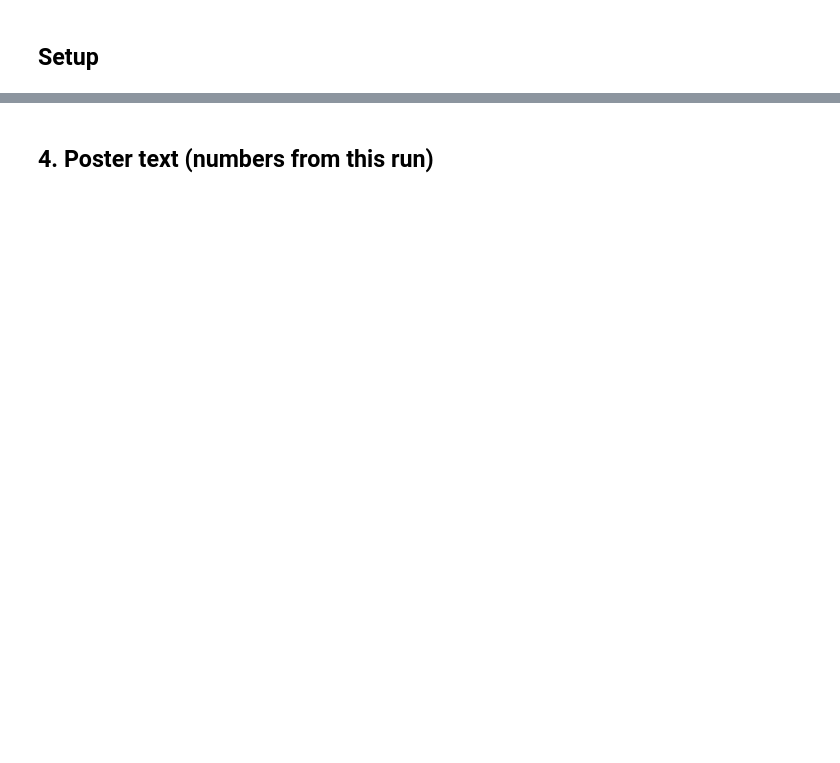
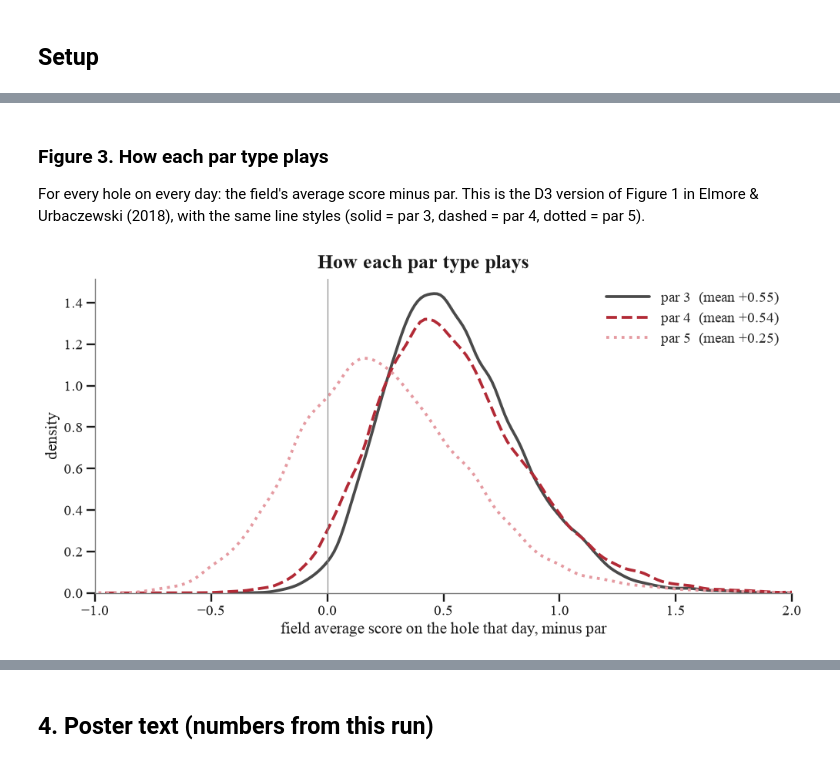
Before and after one commit to CharlieHubbard7/college_golf, a Jupyter notebook: cold_hand_poster.ipynb, the cells around one changed output, grey strips where cells are left out. Drawn from its saved outputs; the diff is of its cells as text; code cells hidden in the pictures; blank space fills up the shorter version.

```diff
--- a/cold_hand_poster.ipynb
+++ b/cold_hand_poster.ipynb
@@ -268,0 +216,21 @@ finish(fig, "5_cold_hand", "A blow-up hole carries over. A great hole never does
+# %% [markdown]
+### Figure 3. How each par type plays
+
+For every hole on every day: the field's average score minus par. This is the D3 version of
+Figure 1 in Elmore & Urbaczewski (2018), with the same line styles (solid = par 3, dashed =
+par 4, dotted = par 5).
+# %%
+key = R[FIELD_KEYS].astype(str).agg("-".join, axis=1).to_numpy()
+fh = pd.DataFrame({"par": PAR.ravel(), "rel": (FIELD_AVG - PAR).ravel(), "key": np.repeat(key, N_HOLES),
+                   "hole": np.tile(np.arange(N_HOLES), len(R))}).drop_duplicates(["key", "hole"])
+fig, ax = plt.subplots(figsize=(11, 5.6))
+for p in (3, 4, 5):
+    v = fh.loc[fh["par"] == p, "rel"]
+    sns.kdeplot(v, ax=ax, lw=3, bw_adjust=0.8, clip=(-1.5, 3), label=f"par {p}  (mean {sgn(v.mean(), 2)})", **PAR_STYLE[p])
+ax.axvline(0, color=GRAY, lw=1)
+ax.set_xlim(-1, 2)
+ax.set_xlabel("field average score on the hole that day, minus par"); ax.set_ylabel("density")
+ax.legend(loc="upper right", handlelength=3)
+save(fig, "fig3_par_types", "How each par type plays")
+# %% [output]
+[figure, added]
```
Also changed, not shown: parts of 40 cells of this notebook, 38 other files.
